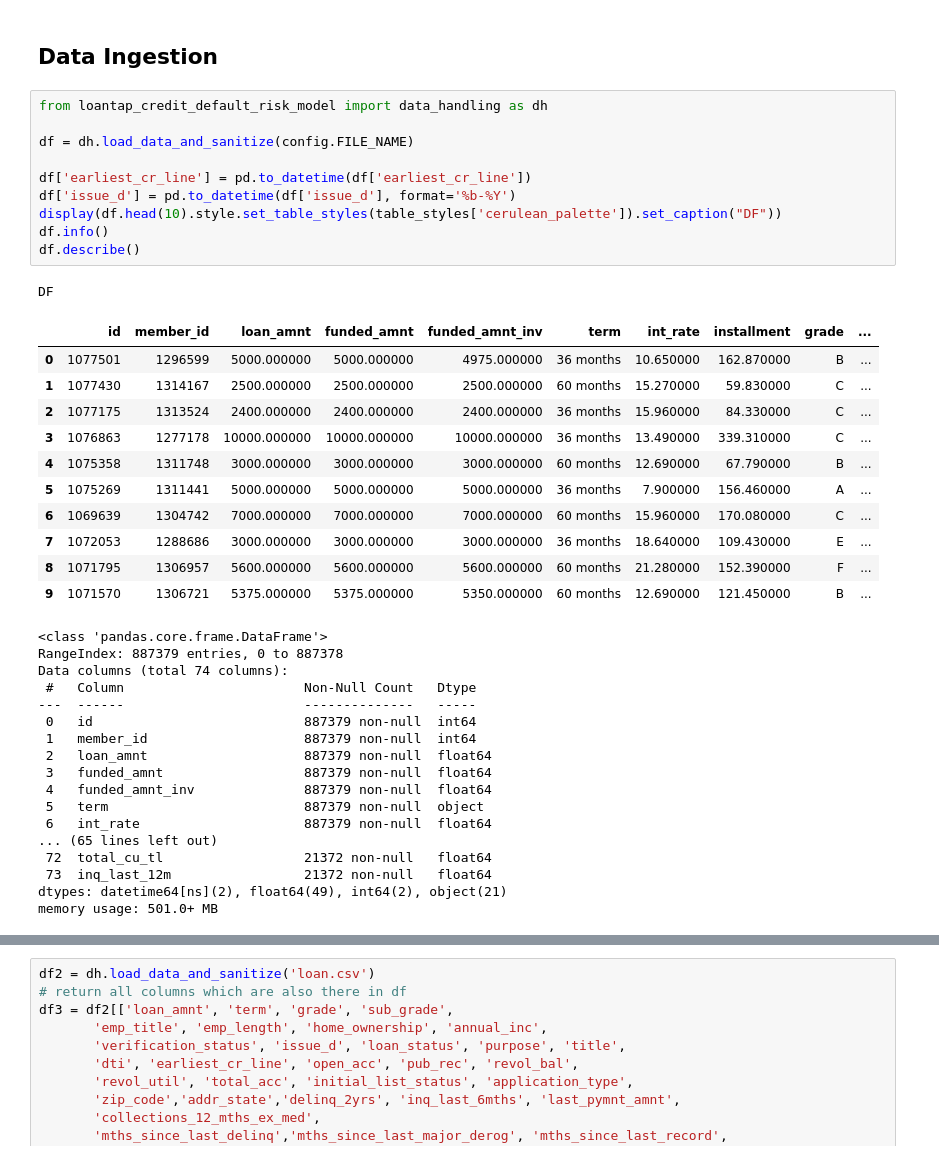
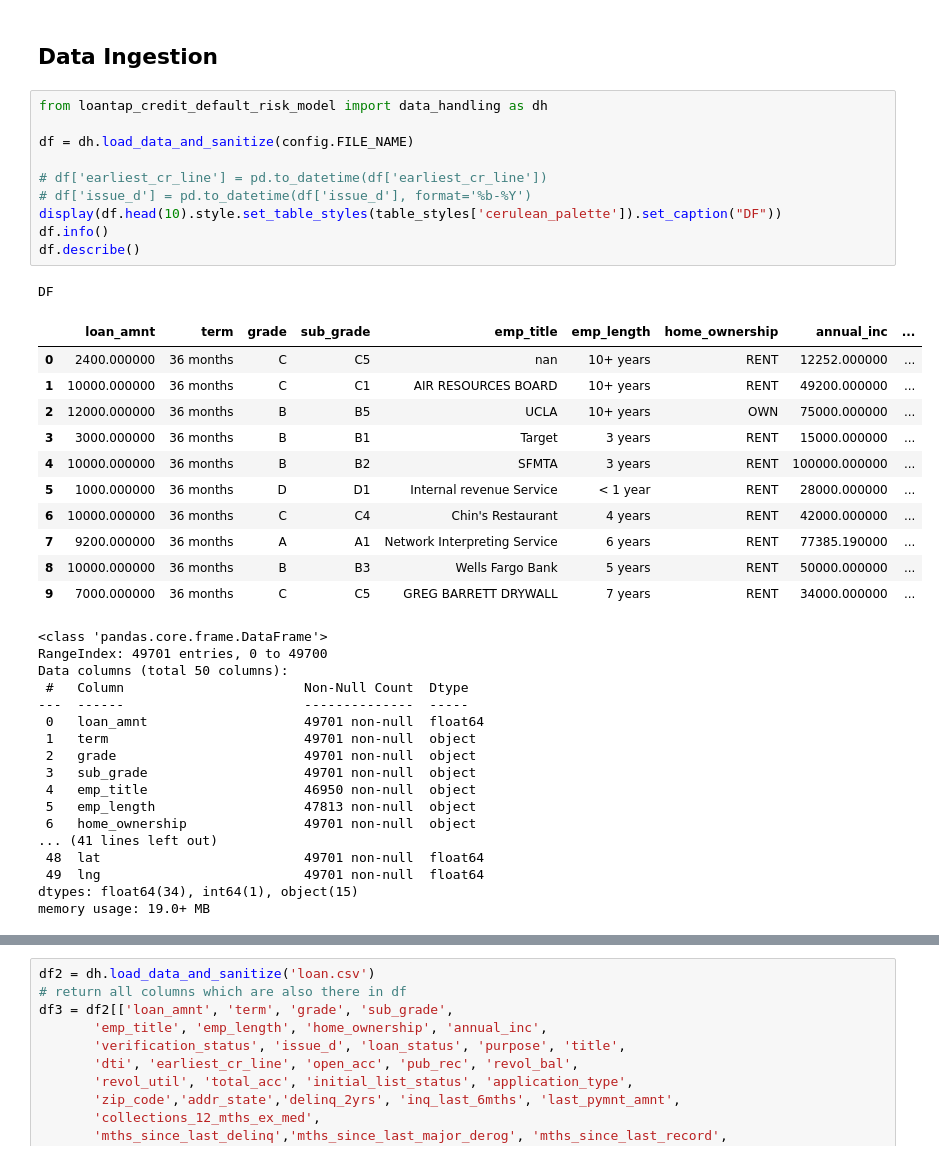
Before and after one commit to jyothisable/Credit-Default-Risk-Prediction-Model, a Jupyter notebook: notebooks/model_prototyping.ipynb, the cells around one changed output, grey strips where cells are left out. Drawn from its saved outputs; the diff is of its cells as text.

Commit message:
UPDATE do prototypeing with new data

```diff
--- a/notebooks/model_prototyping.ipynb
+++ b/notebooks/model_prototyping.ipynb
@@ -122,40 +122,40 @@ np.random.seed(config.RANDOM_SEED)
 # %%
 from loantap_credit_default_risk_model import data_handling as dh
 
 df = dh.load_data_and_sanitize(config.FILE_NAME)
 
-df['earliest_cr_line'] = pd.to_datetime(df['earliest_cr_line'])
-df['issue_d'] = pd.to_datetime(df['issue_d'], format='%b-%Y')
+# df['earliest_cr_line'] = pd.to_datetime(df['earliest_cr_line'])
+# df['issue_d'] = pd.to_datetime(df['issue_d'], format='%b-%Y')
 display(df.head(10).style.set_table_styles(table_styles['cerulean_palette']).set_caption("DF"))
 df.info()
 df.describe()
 # %% [output]
 DF
-|  | id | member_id | loan_amnt | funded_amnt | funded_amnt_inv | term | int_rate | installment | grade | ... |
-| 0 | 1077501 | 1296599 | 5000.000000 | 5000.000000 | 4975.000000 | 36 months | 10.650000 | 162.870000 | B | ... |
-| 1 | 1077430 | 1314167 | 2500.000000 | 2500.000000 | 2500.000000 | 60 months | 15.270000 | 59.830000 | C | ... |
-| 2 | 1077175 | 1313524 | 2400.000000 | 2400.000000 | 2400.000000 | 36 months | 15.960000 | 84.330000 | C | ... |
-| 3 | 1076863 | 1277178 | 10000.000000 | 10000.000000 | 10000.000000 | 36 months | 13.490000 | 339.310000 | C | ... |
-| 4 | 1075358 | 1311748 | 3000.000000 | 3000.000000 | 3000.000000 | 60 months | 12.690000 | 67.790000 | B | ... |
-| 5 | 1075269 | 1311441 | 5000.000000 | 5000.000000 | 5000.000000 | 36 months | 7.900000 | 156.460000 | A | ... |
-| 6 | 1069639 | 1304742 | 7000.000000 | 7000.000000 | 7000.000000 | 60 months | 15.960000 | 170.080000 | C | ... |
-| 7 | 1072053 | 1288686 | 3000.000000 | 3000.000000 | 3000.000000 | 36 months | 18.640000 | 109.430000 | E | ... |
-| 8 | 1071795 | 1306957 | 5600.000000 | 5600.000000 | 5600.000000 | 60 months | 21.280000 | 152.390000 | F | ... |
-| 9 | 1071570 | 1306721 | 5375.000000 | 5375.000000 | 5350.000000 | 60 months | 12.690000 | 121.450000 | B | ... |
+|  | loan_amnt | term | grade | sub_grade | emp_title | emp_length | home_ownership | annual_inc | ... |
+| 0 | 2400.000000 | 36 months | C | C5 | nan | 10+ years | RENT | 12252.000000 | ... |
+| 1 | 10000.000000 | 36 months | C | C1 | AIR RESOURCES BOARD | 10+ years | RENT | 49200.000000 | ... |
+| 2 | 12000.000000 | 36 months | B | B5 | UCLA | 10+ years | OWN | 75000.000000 | ... |
+| 3 | 3000.000000 | 36 months | B | B1 | Target | 3 years | RENT | 15000.000000 | ... |
+| 4 | 10000.000000 | 36 months | B | B2 | SFMTA | 3 years | RENT | 100000.000000 | ... |
+| 5 | 1000.000000 | 36 months | D | D1 | Internal revenue Service | < 1 year | RENT | 28000.000000 | ... |
+| 6 | 10000.000000 | 36 months | C | C4 | Chin's Restaurant | 4 years | RENT | 42000.000000 | ... |
+| 7 | 9200.000000 | 36 months | A | A1 | Network Interpreting Service | 6 years | RENT | 77385.190000 | ... |
+| 8 | 10000.000000 | 36 months | B | B3 | Wells Fargo Bank | 5 years | RENT | 50000.000000 | ... |
+| 9 | 7000.000000 | 36 months | C | C5 | GREG BARRETT DRYWALL | 7 years | RENT | 34000.000000 | ... |
 <class 'pandas.core.frame.DataFrame'>
-RangeIndex: 887379 entries, 0 to 887378
-Data columns (total 74 columns):
- #   Column                       Non-Null Count   Dtype
----  ------                       --------------   -----
- 0   id                           887379 non-null  int64
- 1   member_id                    887379 non-null  int64
- 2   loan_amnt                    887379 non-null  float64
- 3   funded_amnt                  887379 non-null  float64
- 4   funded_amnt_inv              887379 non-null  float64
- 5   term                         887379 non-null  object
- 6   int_rate                     887379 non-null  float64
-... (65 lines left out)
- 72  total_cu_tl                  21372 non-null   float64
- 73  inq_last_12m                 21372 non-null   float64
-dtypes: datetime64[ns](2), float64(49), int64(2), object(21)
-memory usage: 501.0+ MB
+RangeIndex: 49701 entries, 0 to 49700
+Data columns (total 50 columns):
+ #   Column                       Non-Null Count  Dtype
+---  ------                       --------------  -----
+ 0   loan_amnt                    49701 non-null  float64
+ 1   term                         49701 non-null  object
+ 2   grade                        49701 non-null  object
+ 3   sub_grade                    49701 non-null  object
+ 4   emp_title                    46950 non-null  object
+ 5   emp_length                   47813 non-null  object
+ 6   home_ownership               49701 non-null  object
+... (41 lines left out)
+ 48  lat                          49701 non-null  float64
+ 49  lng                          49701 non-null  float64
+dtypes: float64(34), int64(1), object(15)
+memory usage: 19.0+ MB
```
Also changed, not shown: parts of 2 cells of this notebook.
